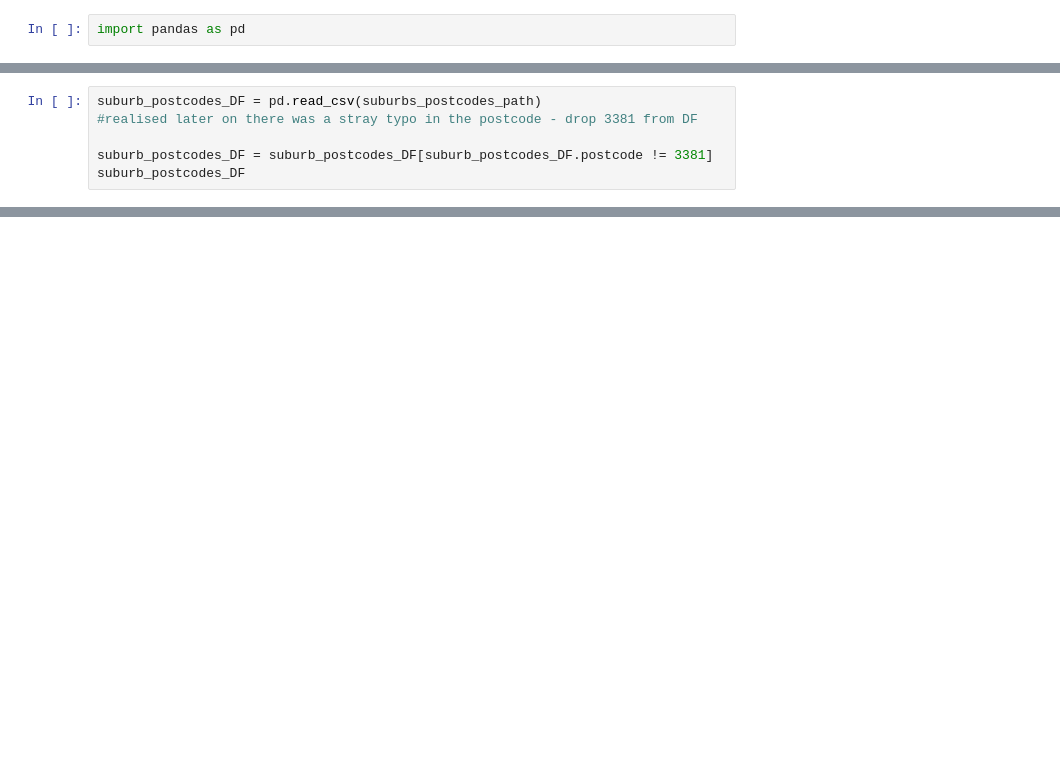
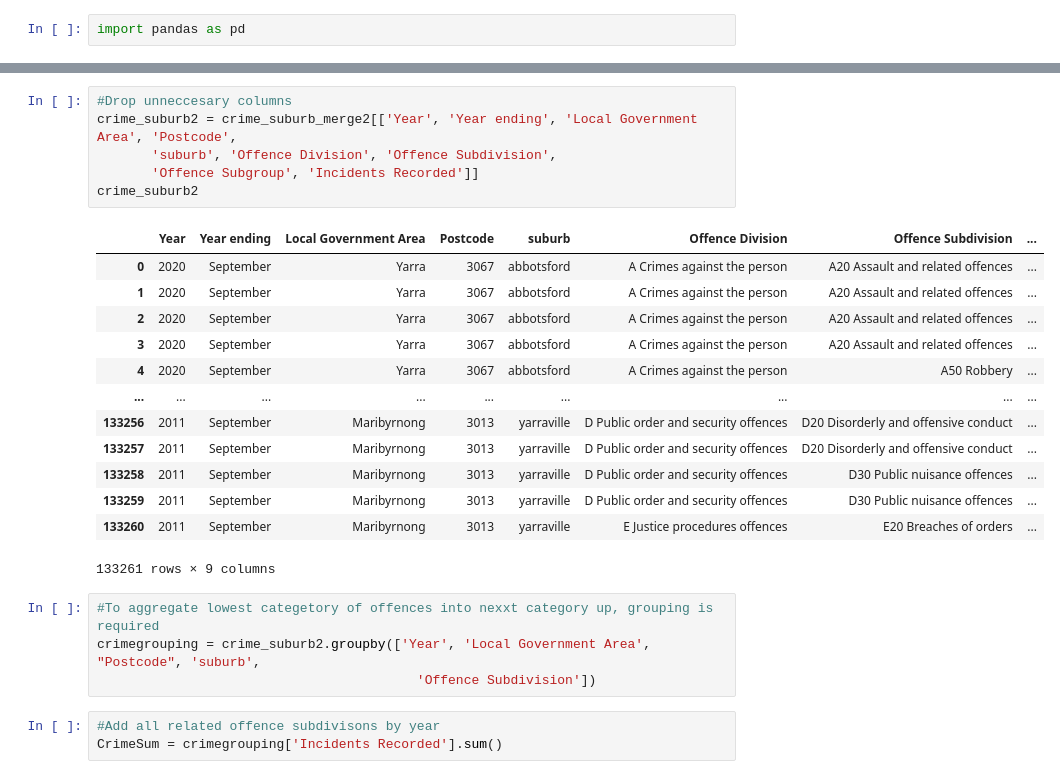
Before and after one commit to jMacProd/ETL-to-PostgreSQL, a Jupyter notebook: 02 TRANSFORMATION 1 - filtering out irrelevant data/TRANSFORMATION 1 - Crime Data - filtering out irrelevant data.ipynb, the cells around one changed output, grey strips where cells are left out. Cells and saved outputs as stored; diff of their text form; blank space fills up the shorter version.

Commit message:
Finalised Crime filtering notebook and the exported csv

```diff
--- a/02 TRANSFORMATION 1 - filtering out irrelevant data/TRANSFORMATION 1 - Crime Data - filtering out irrelevant data.ipynb
+++ b/02 TRANSFORMATION 1 - filtering out irrelevant data/TRANSFORMATION 1 - Crime Data - filtering out irrelevant data.ipynb
@@ -55,6 +2,0 @@ suburbs_postcodes_path = "../Raw Data/melbourbe_suburbs_postcode.csv"
-# %%
-suburb_postcodes_DF = pd.read_csv(suburbs_postcodes_path)
-#realised later on there was a stray typo in the postcode - drop 3381 from DF
-
-suburb_postcodes_DF = suburb_postcodes_DF[suburb_postcodes_DF.postcode != 3381]
-suburb_postcodes_DF
@@ -480,0 +92,27 @@ yearAverageDFreset
+# %%
+#Drop unneccesary columns
+crime_suburb2 = crime_suburb_merge2[['Year', 'Year ending', 'Local Government Area', 'Postcode',
+       'suburb', 'Offence Division', 'Offence Subdivision',
+       'Offence Subgroup', 'Incidents Recorded']]
+crime_suburb2
+# %% [output]
+|  | Year | Year ending | Local Government Area | Postcode | suburb | Offence Division | Offence Subdivision | ... |
+| 0 | 2020 | September | Yarra | 3067 | abbotsford | A Crimes against the person | A20 Assault and related offences | ... |
+| 1 | 2020 | September | Yarra | 3067 | abbotsford | A Crimes against the person | A20 Assault and related offences | ... |
+| 2 | 2020 | September | Yarra | 3067 | abbotsford | A Crimes against the person | A20 Assault and related offences | ... |
+| 3 | 2020 | September | Yarra | 3067 | abbotsford | A Crimes against the person | A20 Assault and related offences | ... |
+| 4 | 2020 | September | Yarra | 3067 | abbotsford | A Crimes against the person | A50 Robbery | ... |
+| ... | ... | ... | ... | ... | ... | ... | ... | ... |
+| 133256 | 2011 | September | Maribyrnong | 3013 | yarraville | D Public order and security offences | D20 Disorderly and offensive conduct | ... |
+| 133257 | 2011 | September | Maribyrnong | 3013 | yarraville | D Public order and security offences | D20 Disorderly and offensive conduct | ... |
+| 133258 | 2011 | September | Maribyrnong | 3013 | yarraville | D Public order and security offences | D30 Public nuisance offences | ... |
+| 133259 | 2011 | September | Maribyrnong | 3013 | yarraville | D Public order and security offences | D30 Public nuisance offences | ... |
+| 133260 | 2011 | September | Maribyrnong | 3013 | yarraville | E Justice procedures offences | E20 Breaches of orders | ... |
+133261 rows × 9 columns
+# %%
+#To aggregate lowest categetory of offences into nexxt category up, grouping is required
+crimegrouping = crime_suburb2.groupby(['Year', 'Local Government Area', "Postcode", 'suburb',
+                                         'Offence Subdivision'])
+# %%
+#Add all related offence subdivisons by year
+CrimeSum = crimegrouping['Incidents Recorded'].sum()
```
Also changed, not shown: parts of 64 cells of this notebook, 1 other file.
